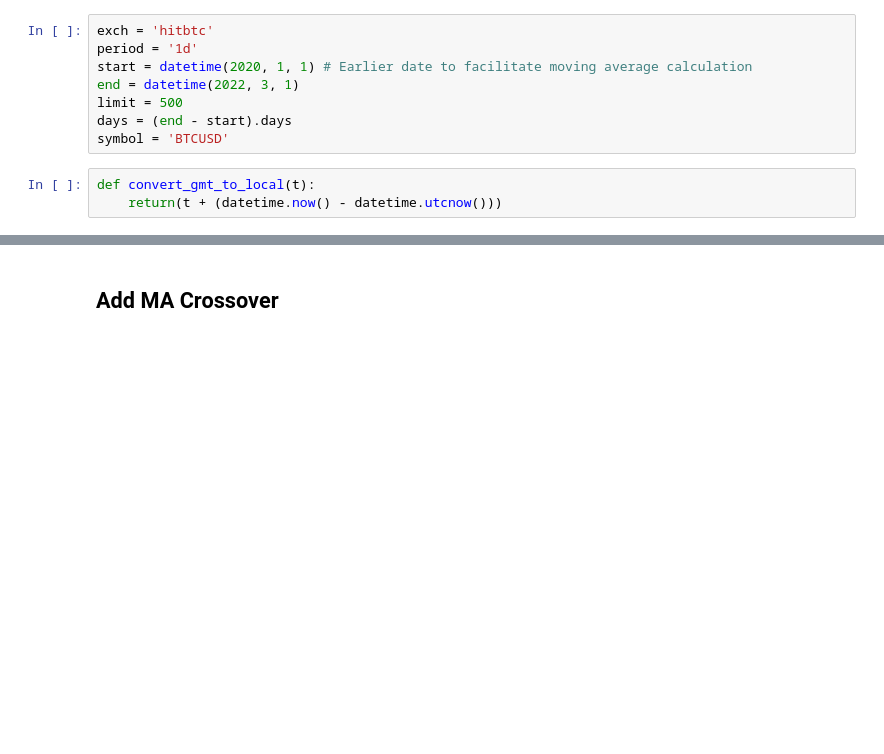
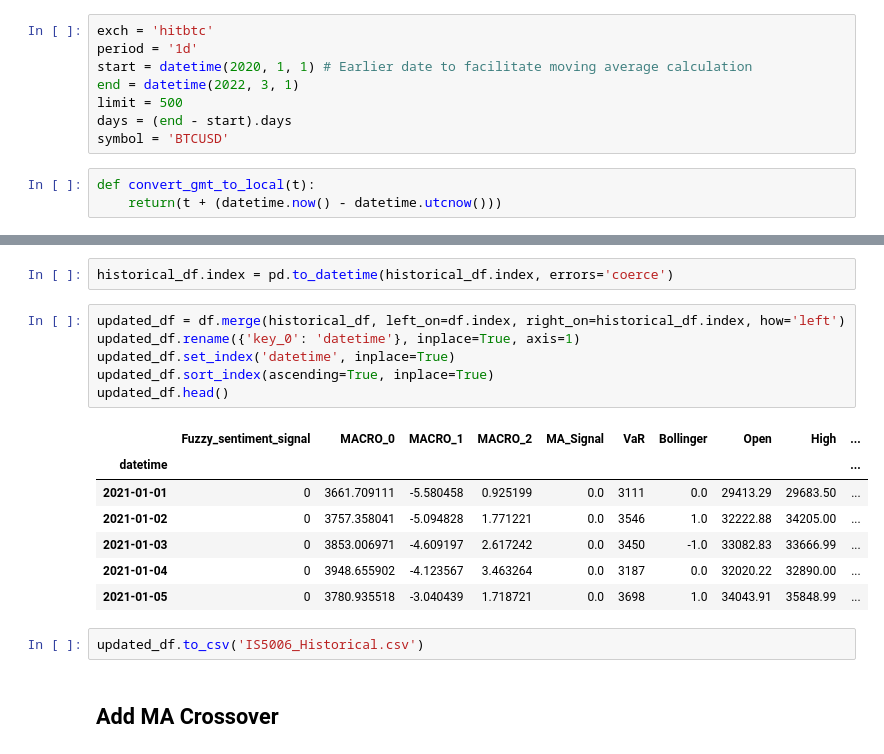
Before and after one commit to astronights/A4_Paper_Trading, a Jupyter notebook: notebooks/IS5006_Historical.ipynb, the cells around one changed output, grey strips where cells are left out. Saved outputs shown, nothing was run; the diff lists cells and outputs as text; blank space fills up the shorter version.

Commit message:
Merged changes

```diff
--- a/notebooks/IS5006_Historical.ipynb
+++ b/notebooks/IS5006_Historical.ipynb
@@ -95,3 +95,21 @@ historical_df.tail()
+# %%
+historical_df.index = pd.to_datetime(historical_df.index, errors='coerce')
+# %%
+updated_df = df.merge(historical_df, left_on=df.index, right_on=historical_df.index, how='left')
+updated_df.rename({'key_0': 'datetime'}, inplace=True, axis=1)
+updated_df.set_index('datetime', inplace=True)
+updated_df.sort_index(ascending=True, inplace=True)
+updated_df.head()
+# %% [output]
+|  | Fuzzy_sentiment_signal | MACRO_0 | MACRO_1 | MACRO_2 | MA_Signal | VaR | Bollinger | Open | High | ... |
+| datetime |  |  |  |  |  |  |  |  |  | ... |
+| 2021-01-01 | 0 | 3661.709111 | -5.580458 | 0.925199 | 0.0 | 3111 | 0.0 | 29413.29 | 29683.50 | ... |
+| 2021-01-02 | 0 | 3757.358041 | -5.094828 | 1.771221 | 0.0 | 3546 | 1.0 | 32222.88 | 34205.00 | ... |
+| 2021-01-03 | 0 | 3853.006971 | -4.609197 | 2.617242 | 0.0 | 3450 | -1.0 | 33082.83 | 33666.99 | ... |
+| 2021-01-04 | 0 | 3948.655902 | -4.123567 | 3.463264 | 0.0 | 3187 | 0.0 | 32020.22 | 32890.00 | ... |
+| 2021-01-05 | 0 | 3780.935518 | -3.040439 | 1.718721 | 0.0 | 3698 | 1.0 | 34043.91 | 35848.99 | ... |
+# %%
+updated_df.to_csv('IS5006_Historical.csv')
 # %% [markdown]
 ## Add MA Crossover
 # %%
```
Also changed, not shown: parts of 4 cells of this notebook, 24 other files.
